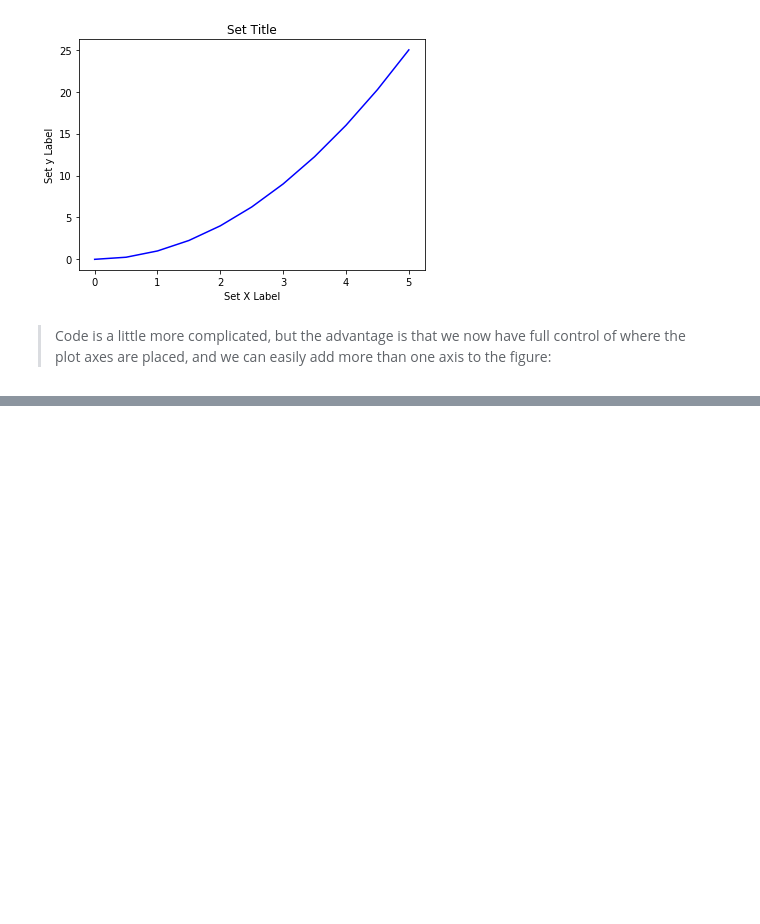
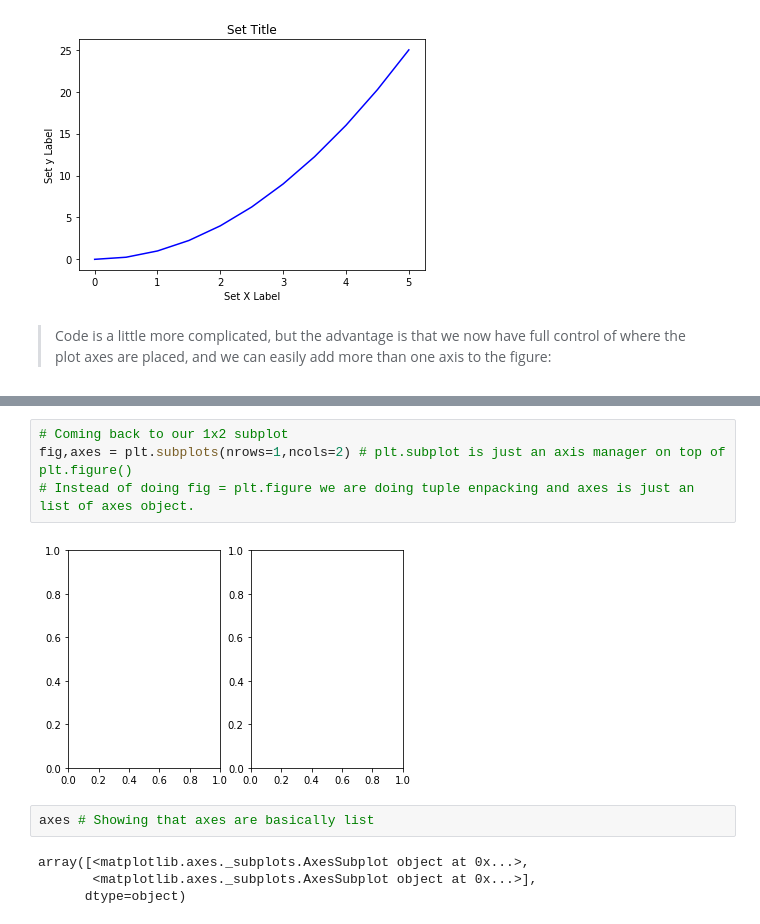
Before and after one commit to AnmolTomer/ml_bootcamp_udemy, a Jupyter notebook: 08. Data Visualization - Matplotlib/8.1 intro_to_matplotlib.ipynb, the cells around one changed output, grey strips where cells are left out. Drawn from its saved outputs; the diff is of its cells as text; blank space fills up the shorter version.

Commit message:
Add notes for Matplotlib Part 2.

```diff
--- a/08. Data Visualization - Matplotlib/8.1 intro_to_matplotlib.ipynb
+++ b/08. Data Visualization - Matplotlib/8.1 intro_to_matplotlib.ipynb
@@ -150,0 +181,12 @@ axes2.set_title('Smaller Plot');
+# %%
+# Coming back to our 1x2 subplot
+fig,axes = plt.subplots(nrows=1,ncols=2) # plt.subplot is just an axis manager on top of plt.figure()
+# Instead of doing fig = plt.figure we are doing tuple enpacking and axes is just an list of axes object.
+# %% [output]
+[figure, added]
+# %%
+axes # Showing that axes are basically list
+# %% [output]
+array([<matplotlib.axes._subplots.AxesSubplot object at 0x...>,
+       <matplotlib.axes._subplots.AxesSubplot object at 0x...>],
+      dtype=object)
```
Also changed, not shown: parts of 24 cells of this notebook, 2 other files.
